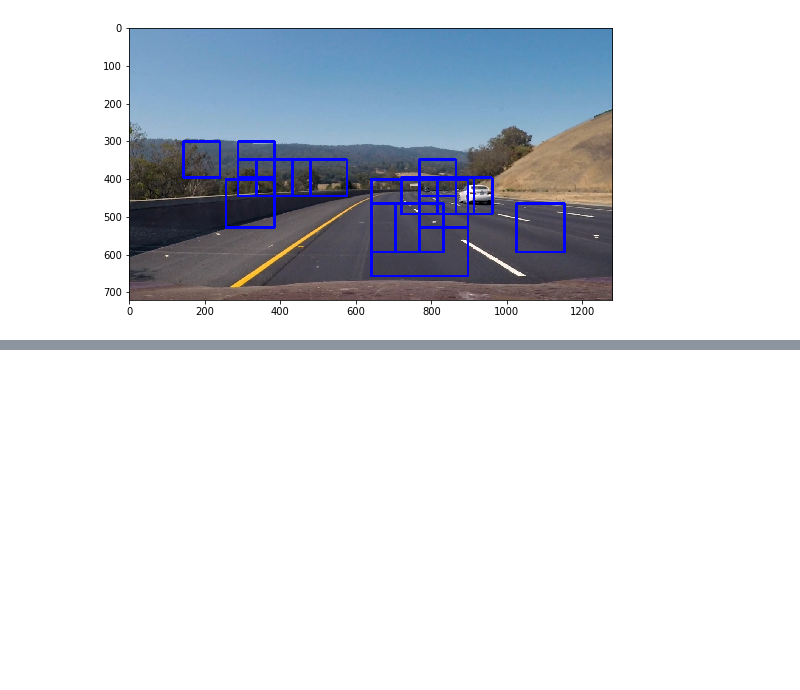
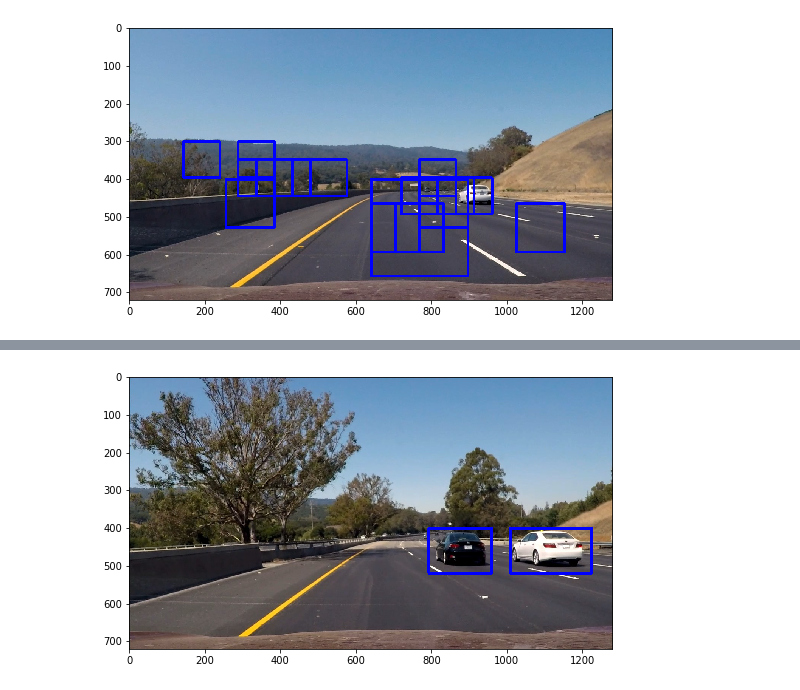
Before and after one commit to knguyen0105/CarND-Vehicle-Detection, a Jupyter notebook: sdc1_p5_object_tracking.ipynb, the cells around one changed output, grey strips where cells are left out. Saved outputs shown, nothing was run; the diff lists cells and outputs as text; code cells hidden in the pictures; blank space fills up the shorter version.

```diff
--- a/sdc1_p5_object_tracking.ipynb
+++ b/sdc1_p5_object_tracking.ipynb
@@ -421,0 +469,6 @@ array([141,  97, 158], dtype=uint8)
+# %%
+plt.figure(figsize=(10,5))
+plt.imshow(draw_img)
+plt.show()
+# %% [output]
+[figure, added]
```
Also changed, not shown: parts of 8 cells of this notebook.
